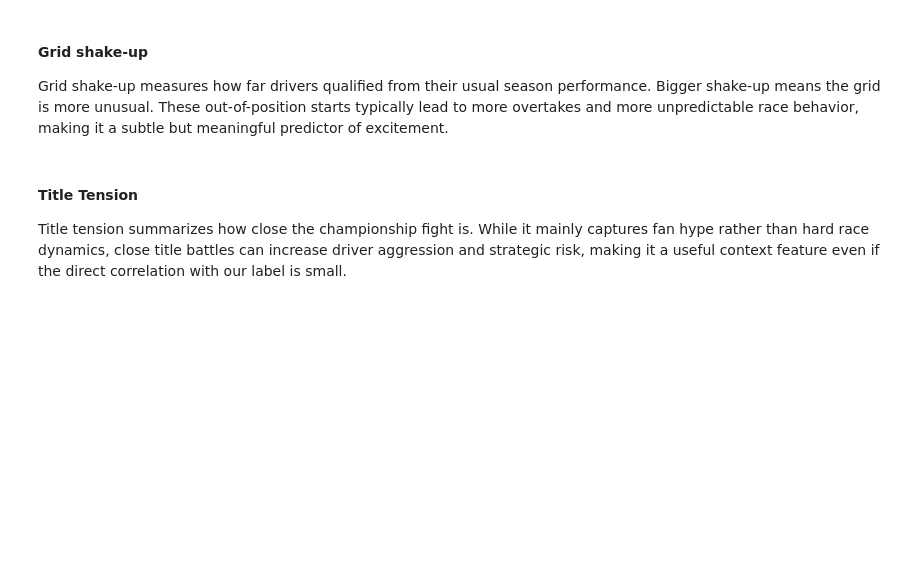
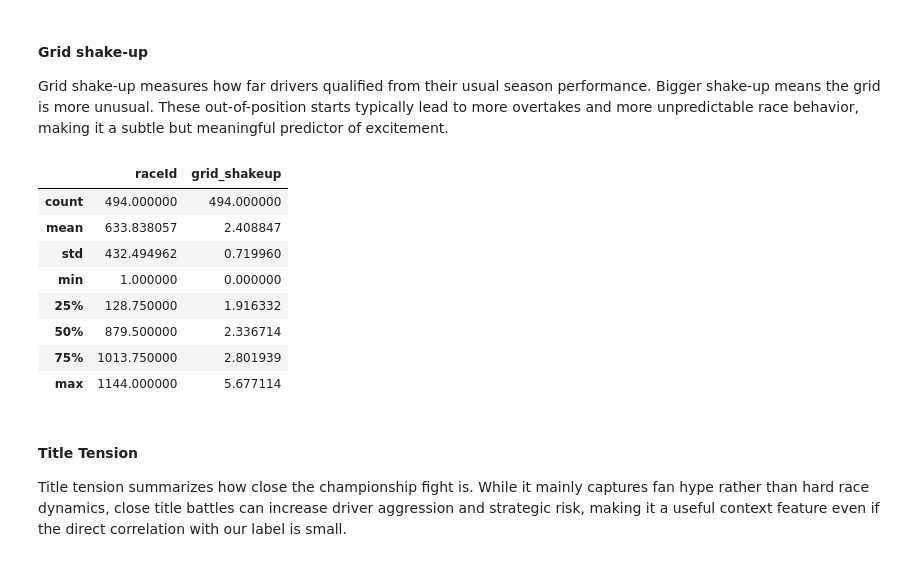
Before and after one commit to xiaojian1202/cse158-assignment-2, a Jupyter notebook: main.ipynb, the cells around one changed output. Cells and saved outputs as stored; diff of their text form; code cells hidden in the pictures; blank space fills up the shorter version.

```diff
--- a/main.ipynb
+++ b/main.ipynb
@@ -312,6 +324,18 @@ grid_shakeup = (
     .reset_index()
     .rename(columns={"shake": "grid_shakeup"})
 )
+# %%
+grid_shakeup.describe()
+# %% [output]
+|  | raceId | grid_shakeup |
+| count | 494.000000 | 494.000000 |
+| mean | 633.838057 | 2.408847 |
+| std | 432.494962 | 0.719960 |
+| min | 1.000000 | 0.000000 |
+| 25% | 128.750000 | 1.916332 |
+| 50% | 879.500000 | 2.336714 |
+| 75% | 1013.750000 | 2.801939 |
+| max | 1144.000000 | 5.677114 |
 # %% [markdown]
 #### Title Tension
 Title tension summarizes how close the championship fight is. While it mainly captures fan hype rather than hard race dynamics, close title battles can increase driver aggression and strategic risk, making it a useful context feature even if the direct correlation with our label is small.
```
Also changed, not shown: parts of 8 cells of this notebook.
